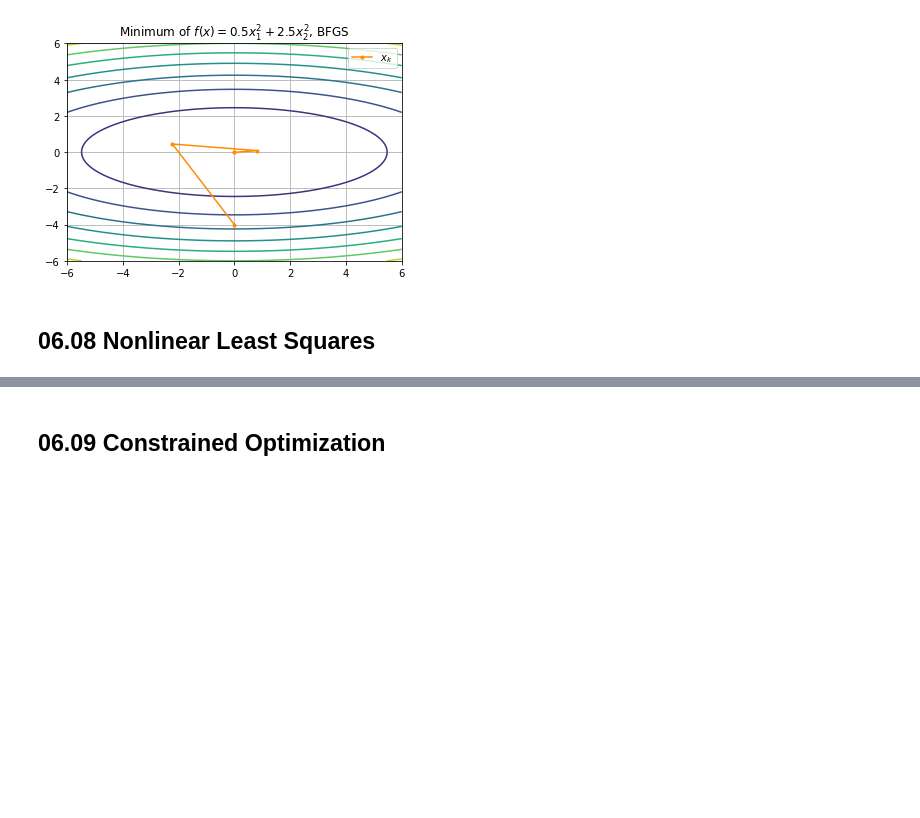
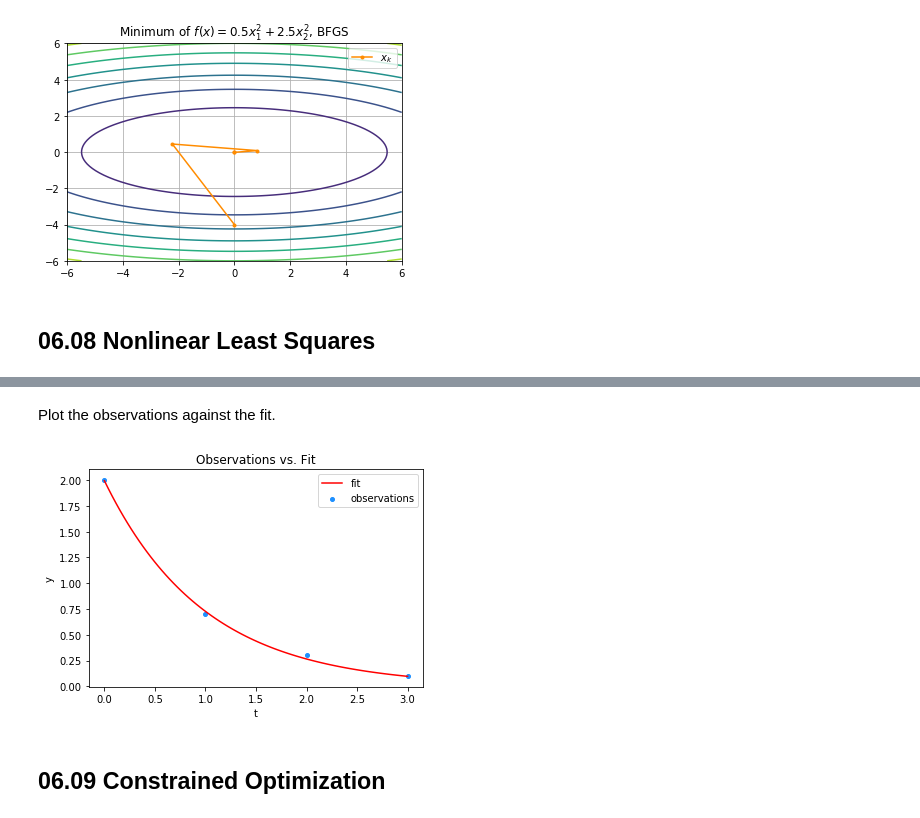
Before and after one commit to marcoemorais/numerics-python, a Jupyter notebook: notes/06-Optimization.ipynb, the cells around one changed output, grey strips where cells are left out. Cells and saved outputs as stored; diff of their text form; code cells hidden in the pictures; blank space fills up the shorter version.

```diff
--- a/notes/06-Optimization.ipynb
+++ b/notes/06-Optimization.ipynb
@@ -589,3 +714,25 @@ plt.show()
+# %% [markdown]
+Plot the observations against the fit.
+# %%
+import matplotlib.pyplot as plt
+
+%matplotlib inline
+
+# Fit the model to a dense 1D-grid of points from [0, 3].
+fitn = m*20
+fitx = np.linspace(0, 3., fitn)  # Actually t.
+fity = [ftx(t, minx) for t in fitx]
+
+# Plot the fitted model against observations.
+plt.scatter(t, y, s=16, c='dodgerblue', label='observations')
+plt.plot(fitx, fity, c='red', label='fit')
+plt.title('Observations vs. Fit')
+plt.ylabel('y')
+plt.xlabel('t')
+plt.legend()
+plt.show()
+# %% [output]
+[figure, added]
 # %% [markdown]
 ## 06.09 Constrained Optimization
 # %% [markdown]
```
Also changed, not shown: parts of 5 cells of this notebook, 1 other file.
